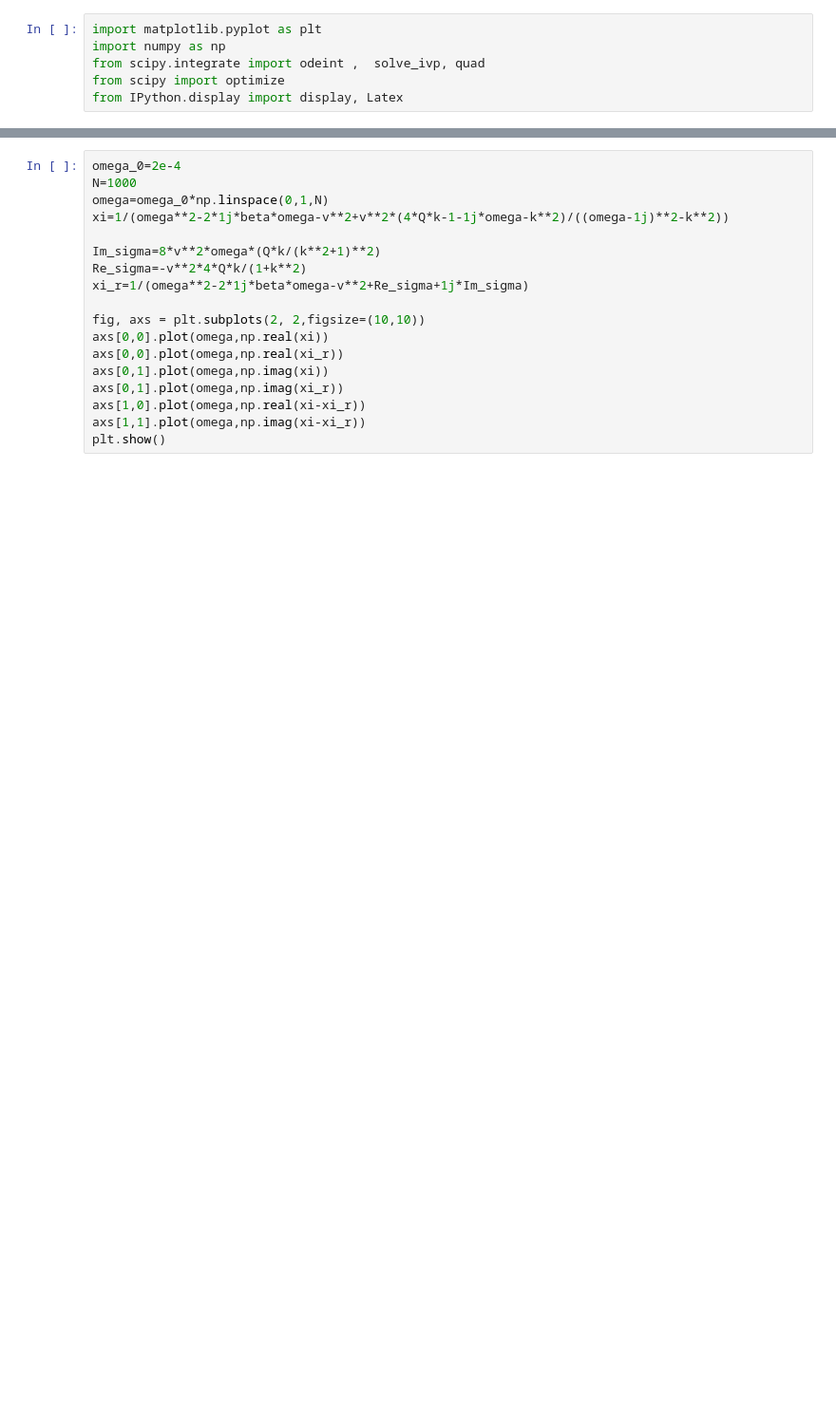
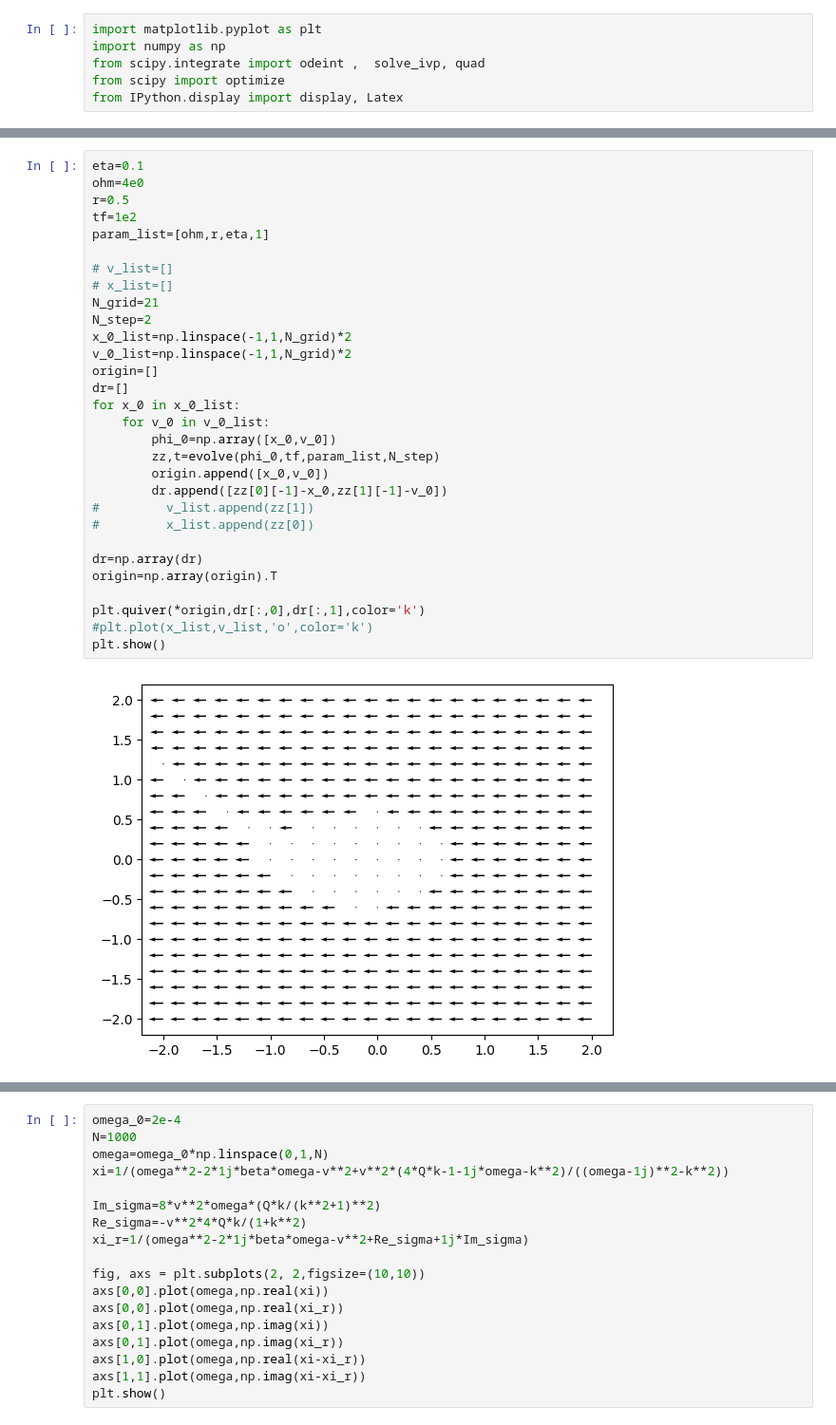
Before and after one commit to Satyamjha2/Optomechanics, a Jupyter notebook: levitating_mirror.ipynb, the cells around one changed output, grey strips where cells are left out. Shown at 95% size. Cells and saved outputs as stored; diff of their text form; blank space fills up the shorter version.

```diff
--- a/levitating_mirror.ipynb
+++ b/levitating_mirror.ipynb
@@ -200,0 +259,32 @@ observed frequency= 0.7853981633974483
+# %%
+eta=0.1
+ohm=4e0
+r=0.5
+tf=1e2
+param_list=[ohm,r,eta,1]
+
+# v_list=[]
+# x_list=[]
+N_grid=21
+N_step=2
+x_0_list=np.linspace(-1,1,N_grid)*2
+v_0_list=np.linspace(-1,1,N_grid)*2
+origin=[]
+dr=[]
+for x_0 in x_0_list:
+    for v_0 in v_0_list:
+        phi_0=np.array([x_0,v_0])
+        zz,t=evolve(phi_0,tf,param_list,N_step)
+        origin.append([x_0,v_0])
+        dr.append([zz[0][-1]-x_0,zz[1][-1]-v_0])
+#         v_list.append(zz[1])
+#         x_list.append(zz[0])
+
+dr=np.array(dr)
+origin=np.array(origin).T
+
+plt.quiver(*origin,dr[:,0],dr[:,1],color='k')
+#plt.plot(x_list,v_list,'o',color='k')
+plt.show()
+# %% [output]
+[figure, added]
```
Also changed, not shown: parts of 10 cells of this notebook.
